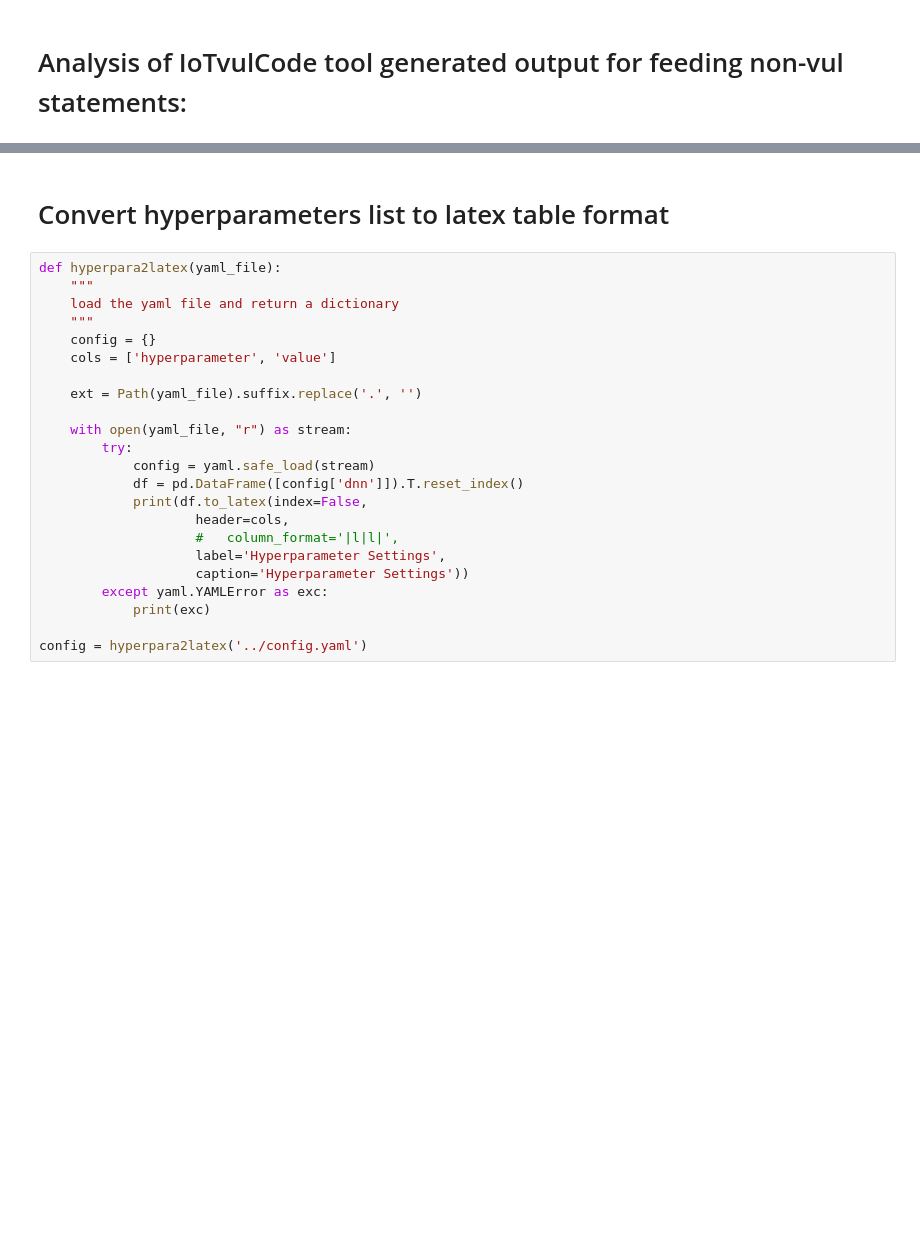
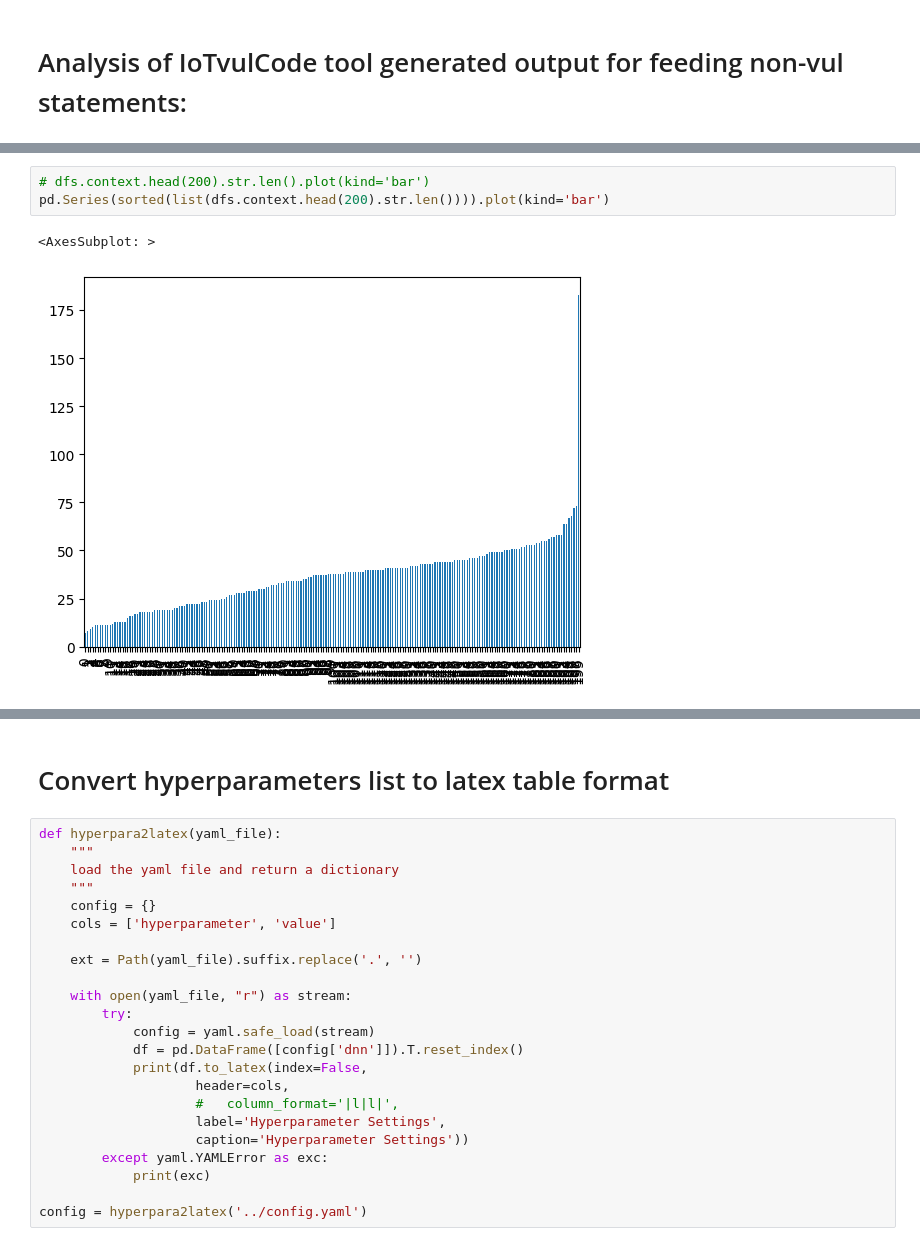
Before and after one commit to SmartSecLab/IoTvulCode, a Jupyter notebook: notebooks/stat.ipynb, the cells around one changed output, grey strips where cells are left out. Cells and saved outputs as stored; diff of their text form; blank space fills up the shorter version.

```diff
--- a/notebooks/stat.ipynb
+++ b/notebooks/stat.ipynb
@@ -79,0 +88,6 @@ dfs.context.str.len().sort_values(ascending=False).reset_index(drop=True).plot(k
+# %%
+# dfs.context.head(200).str.len().plot(kind='bar')
+pd.Series(sorted(list(dfs.context.head(200).str.len()))).plot(kind='bar')
+# %% [output]
+<AxesSubplot: >
+[figure, added]
```
Also changed, not shown: parts of 25 cells of this notebook, 14 other files.
